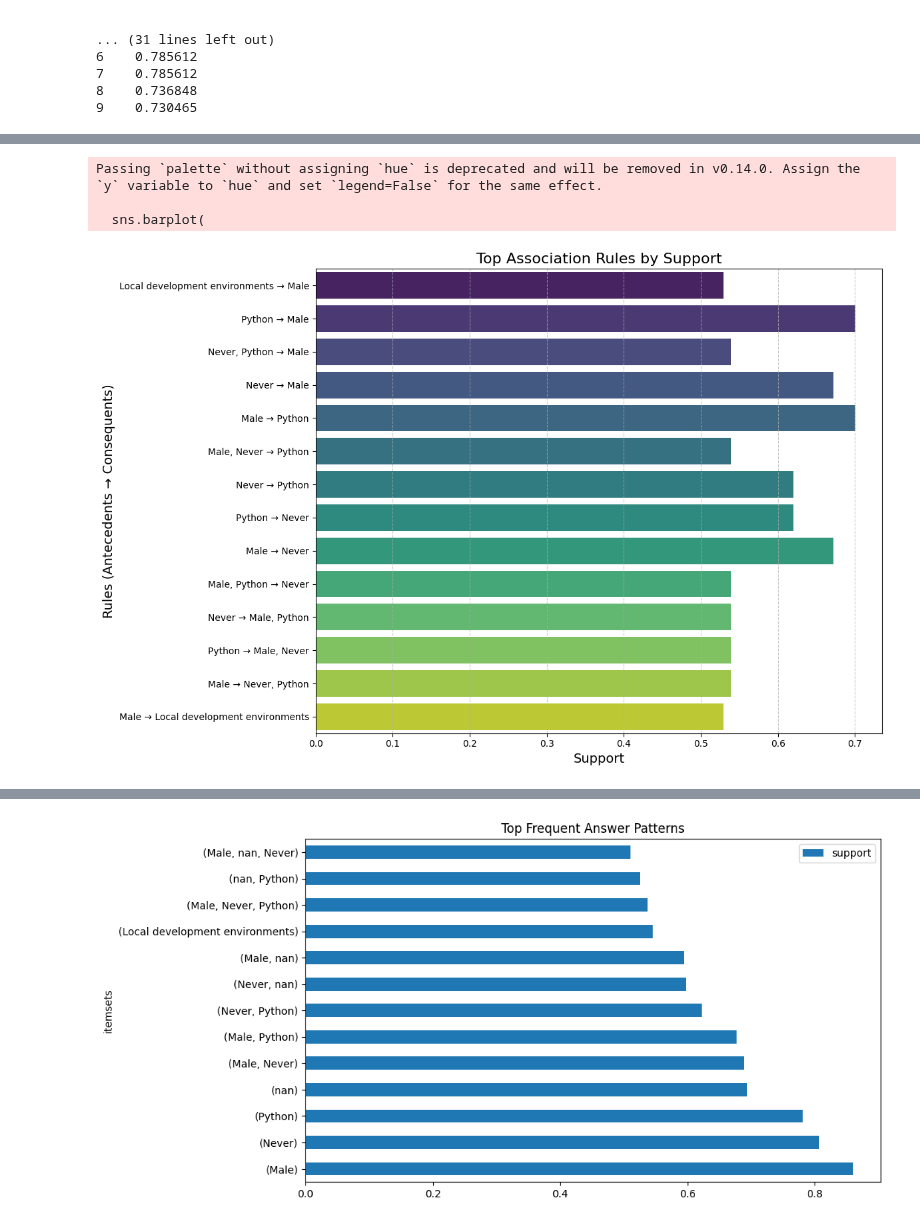
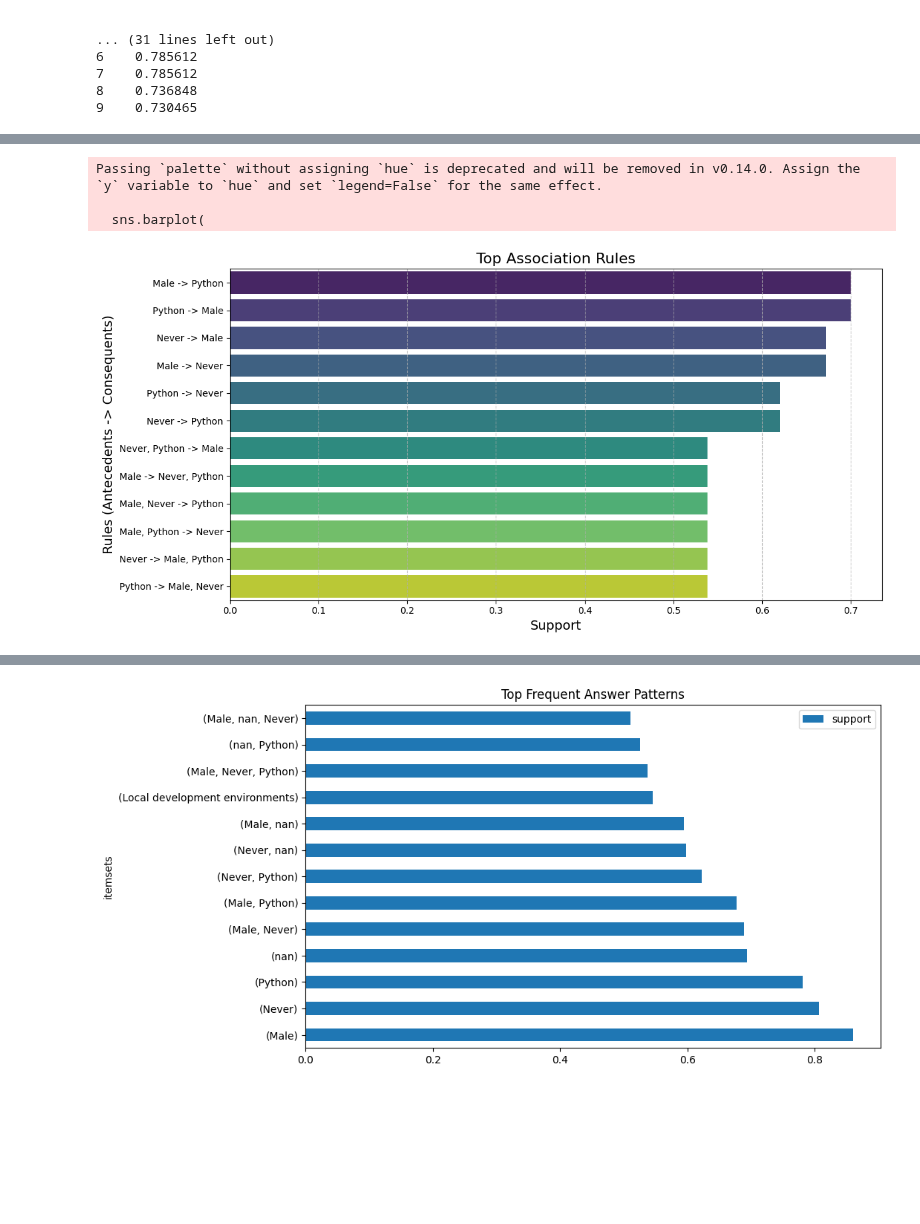
Before and after one commit to Aaron2k02/data-mining-warehousing-wages-analysis, a Jupyter notebook: notebooks/02_exploratory_data_analysis/02_sequential_analysis.ipynb, the cells around one changed output, grey strips where cells are left out. Cells and saved outputs as stored; diff of their text form; code cells hidden in the pictures; blank space fills up the shorter version.

```diff
--- a/notebooks/02_exploratory_data_analysis/02_sequential_analysis.ipynb
+++ b/notebooks/02_exploratory_data_analysis/02_sequential_analysis.ipynb
@@ -73,20 +52,0 @@ print(frequent_itemsets)
-# %%
-# Step 1: Replace 'unknown' with a placeholder and handle NaN values
-sequences_cleaned = [[str(item).strip() if pd.notna(item) else 'missing' for item in sequence] for sequence in sequences]
-sequences_cleaned = [[item if item != 'unknown' else 'unknown_value' for item in sequence] for sequence in sequences_cleaned]
-
-# Debugging: Print cleaned sequences
-print("Cleaned Sequences:", sequences_cleaned)
-
-# Step 2: One-hot encoding
-te = TransactionEncoder()
-one_hot = te.fit_transform(sequences_cleaned)
-df_one_hot = pd.DataFrame(one_hot, columns=te.columns_)
-
-
-# Step 3: Frequent itemset generation
-frequent_itemsets = apriori(df_one_hot, min_support=0.1, use_colnames=True)
-
-# Debugging: Check frequent itemsets
-print("Frequent Itemsets:")
-print(frequent_itemsets)
@@ -246,38 +267,33 @@ print(tabulate(rules_with_metrics, headers='keys', tablefmt='grid'))
 # %%
-import matplotlib.pyplot as plt
-import seaborn as sns
-rules = rules[
-    (rules['antecedents'].apply(len) + rules['consequents'].apply(len) >= 2)
-]
-# # Step 1: Create a new column for chain length
+# # Step 1: Add a column for chain length (antecedents + consequents)
 # rules['chain_length'] = rules['antecedents'].apply(len) + rules['consequents'].apply(len)
 
-# # Step 2: Filter rules for chain lengths between 0 and 12 (or any range)
-# filtered_rules = rules[(rules['chain_length'] >= 2) & (rules['chain_length'] <= 12)]
+# # Step 2: Filter rules with chain lengths from 0 to 12
+# filtered_rules = rules[(rules['chain_length'] >= 0) & (rules['chain_length'] <= 12)]
 
 # Step 3: Sort rules by support
-sorted_rules = rules.sort_values(by="confidence", ascending=False)
+sorted_rules = rules.sort_values(by="support", ascending=False).head(12)  # Top 12 rules
 
-# Step 4: Prepare data for visualization
-sorted_rules['rule'] = sorted_rules.apply(
-    lambda row: f"{', '.join(list(row['antecedents']))} → {', '.join(list(row['consequents']))}", axis=1
+# Step 4: Prepare labels for antecedents and consequents
+sorted_rules['label'] = sorted_rules.apply(
+    lambda row: f"{', '.join(row['antecedents'])} -> {', '.join(row['consequents'])}", axis=1
 )
 
-# Step 5: Plot horizontal bar chart
-plt.figure(figsize=(12, 8))
+# Step 5: Plot the bar chart
+plt.figure(figsize=(12, 6))
 sns.barplot(
     x=sorted_rules['support'],
-    y=sorted_rules['rule'],
+    y=sorted_rules['label'],
     palette="viridis"
 )
-plt.title("Top Association Rules by Support", fontsize=16)
-plt.xlabel("Support", fontsize=14)
-plt.ylabel("Rules (Antecedents → Consequents)", fontsize=14)
+plt.title('Top Association Rules', fontsize=16)
+plt.xlabel('Support', fontsize=14)
+plt.ylabel('Rules (Antecedents -> Consequents)', fontsize=14)
 plt.grid(axis='x', linestyle='--', alpha=0.7)
 plt.tight_layout()
 plt.show()
 # %% [output]
 Passing `palette` without assigning `hue` is deprecated and will be removed in v0.14.0. Assign the `y` variable to `hue` and set `legend=False` for the same effect.
 
   sns.barplot(
-[figure, old version]
+[figure, new version]
```
Also changed, not shown: parts of 9 cells of this notebook.
